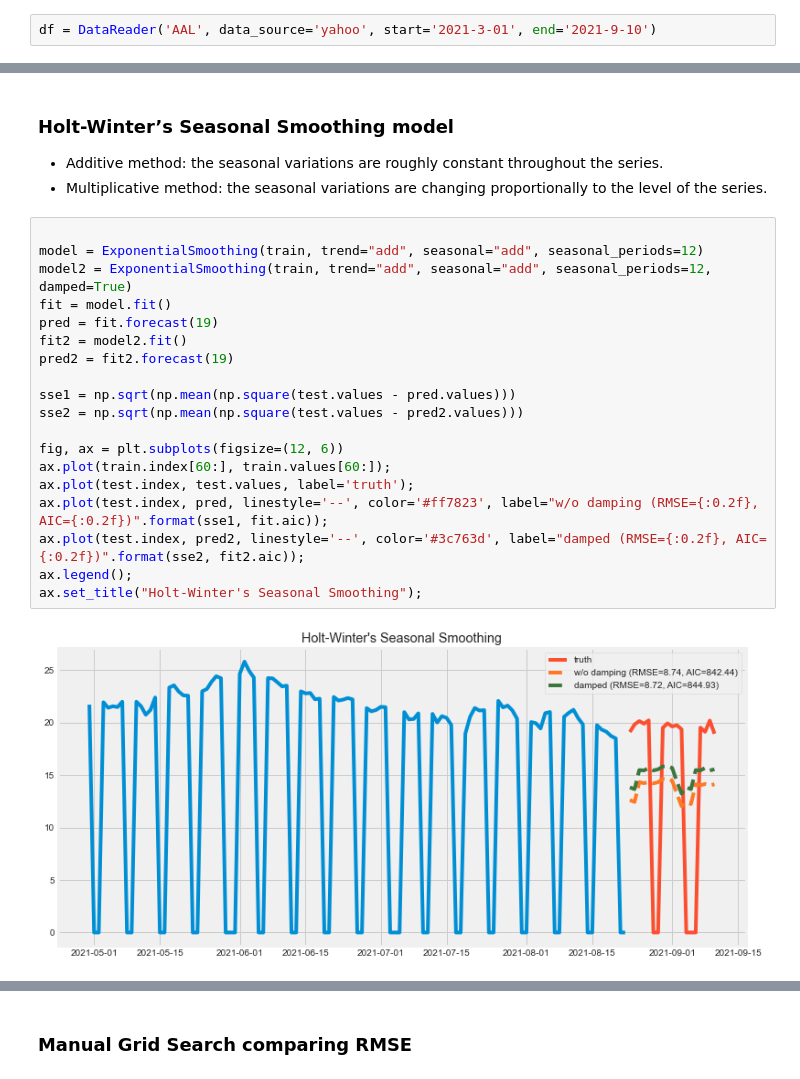
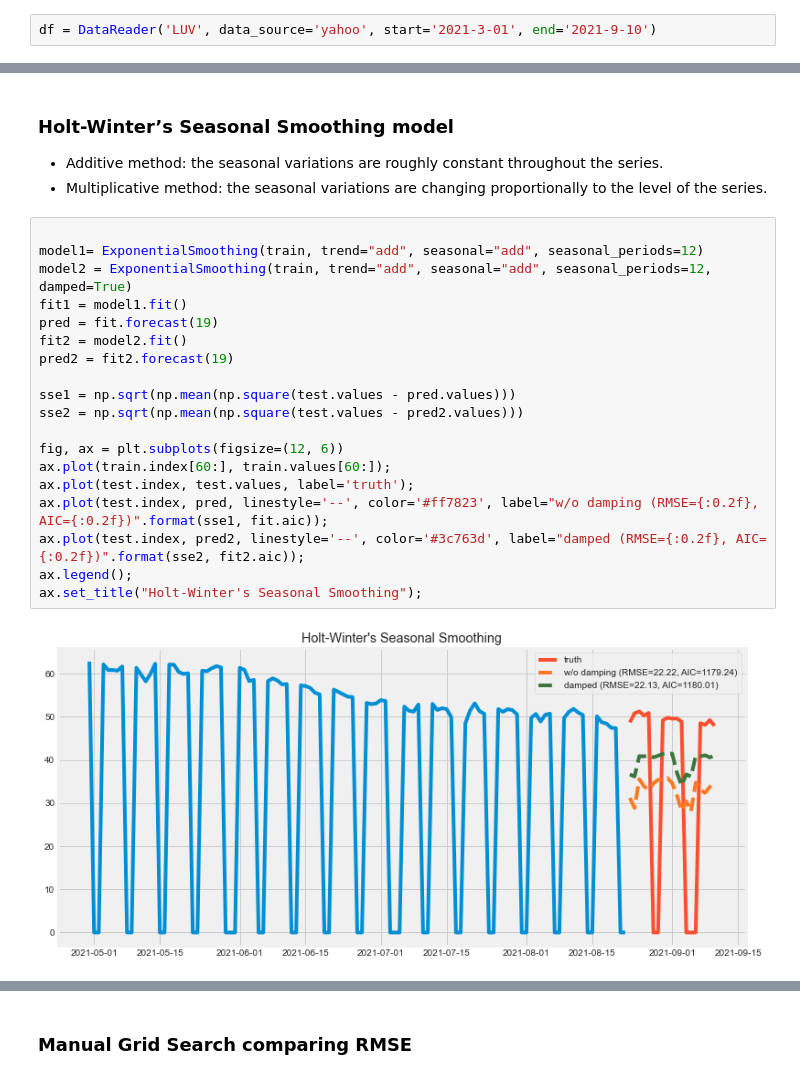
Before and after one commit to miazfryer/airlines_stocks, a Jupyter notebook: 03_Expoential_model.ipynb, the cells around one changed output, grey strips where cells are left out. Drawn from its saved outputs; the diff is of its cells as text.

```diff
--- a/03_Expoential_model.ipynb
+++ b/03_Expoential_model.ipynb
@@ -47,7 +47,7 @@ from statsmodels.tsa.holtwinters import SimpleExpSmoothing, Holt, ExponentialSmo
 from math import sqrt
 from sklearn.metrics import mean_squared_error
 # %%
-df = DataReader('AAL', data_source='yahoo', start='2021-3-01', end='2021-9-10')
+df = DataReader('LUV', data_source='yahoo', start='2021-3-01', end='2021-9-10')
 # %%
 df = df.resample("D").sum()
 # %%
@@ -302,22 +302,22 @@ comparing forecasting performance of non-seasonal methods.
 * Multiplicative method: the seasonal variations are changing proportionally to the level of the series.
 # %%
 
-model = ExponentialSmoothing(train, trend="add", seasonal="add", seasonal_periods=12)
+model1= ExponentialSmoothing(train, trend="add", seasonal="add", seasonal_periods=12)
 model2 = ExponentialSmoothing(train, trend="add", seasonal="add", seasonal_periods=12, damped=True)
-fit = model.fit()
+fit1 = model1.fit()
 pred = fit.forecast(19)
 fit2 = model2.fit()
 pred2 = fit2.forecast(19)
 
 sse1 = np.sqrt(np.mean(np.square(test.values - pred.values)))
 sse2 = np.sqrt(np.mean(np.square(test.values - pred2.values)))
 
 fig, ax = plt.subplots(figsize=(12, 6))
 ax.plot(train.index[60:], train.values[60:]);
 ax.plot(test.index, test.values, label='truth');
 ax.plot(test.index, pred, linestyle='--', color='#ff7823', label="w/o damping (RMSE={:0.2f}, AIC={:0.2f})".format(sse1, fit.aic));
 ax.plot(test.index, pred2, linestyle='--', color='#3c763d', label="damped (RMSE={:0.2f}, AIC={:0.2f})".format(sse2, fit2.aic));
 ax.legend();
 ax.set_title("Holt-Winter's Seasonal Smoothing");
 # %% [output]
-[figure, old version]
+[figure, new version]
```
Also changed, not shown: parts of 12 cells of this notebook, 1 other file.
